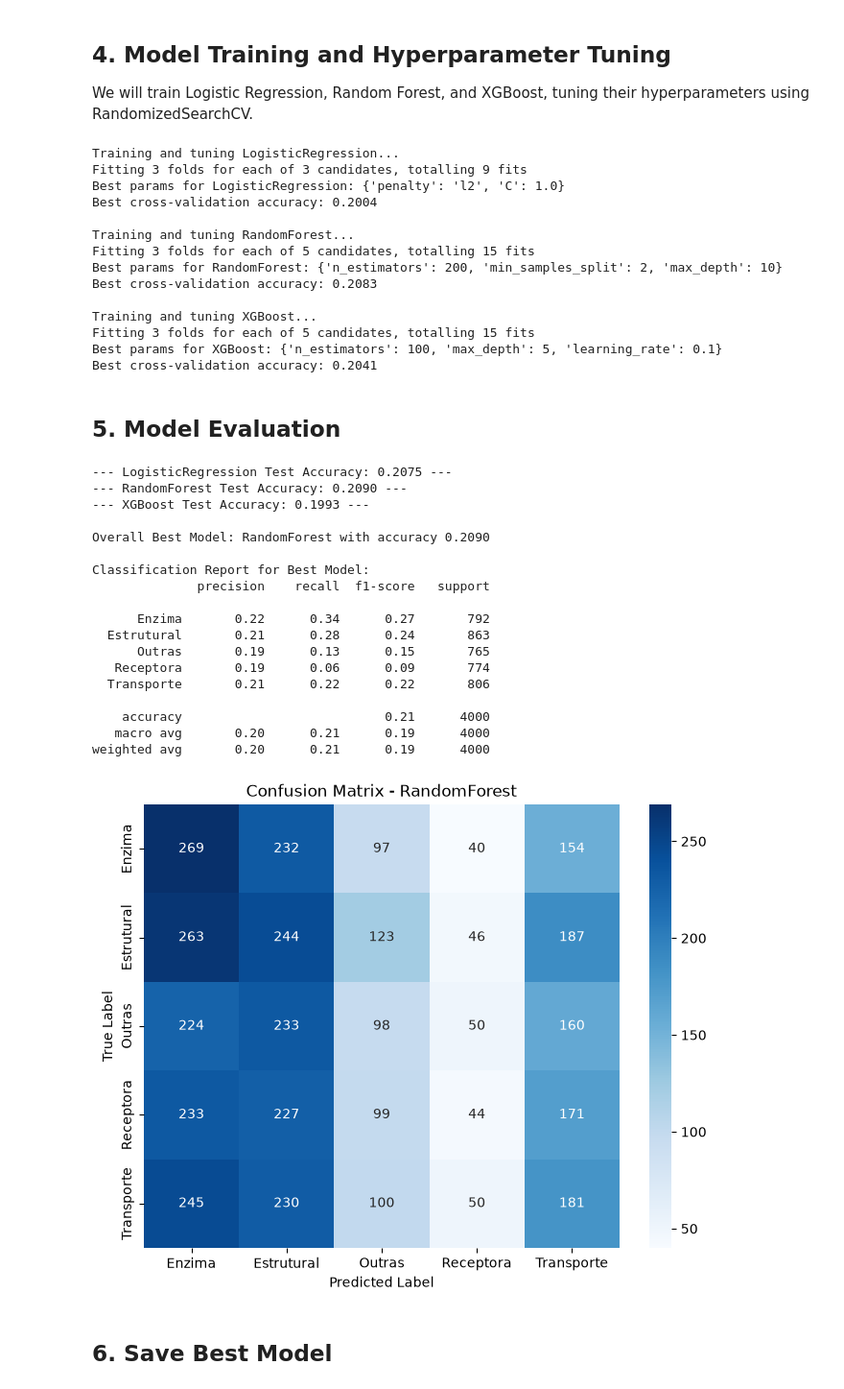
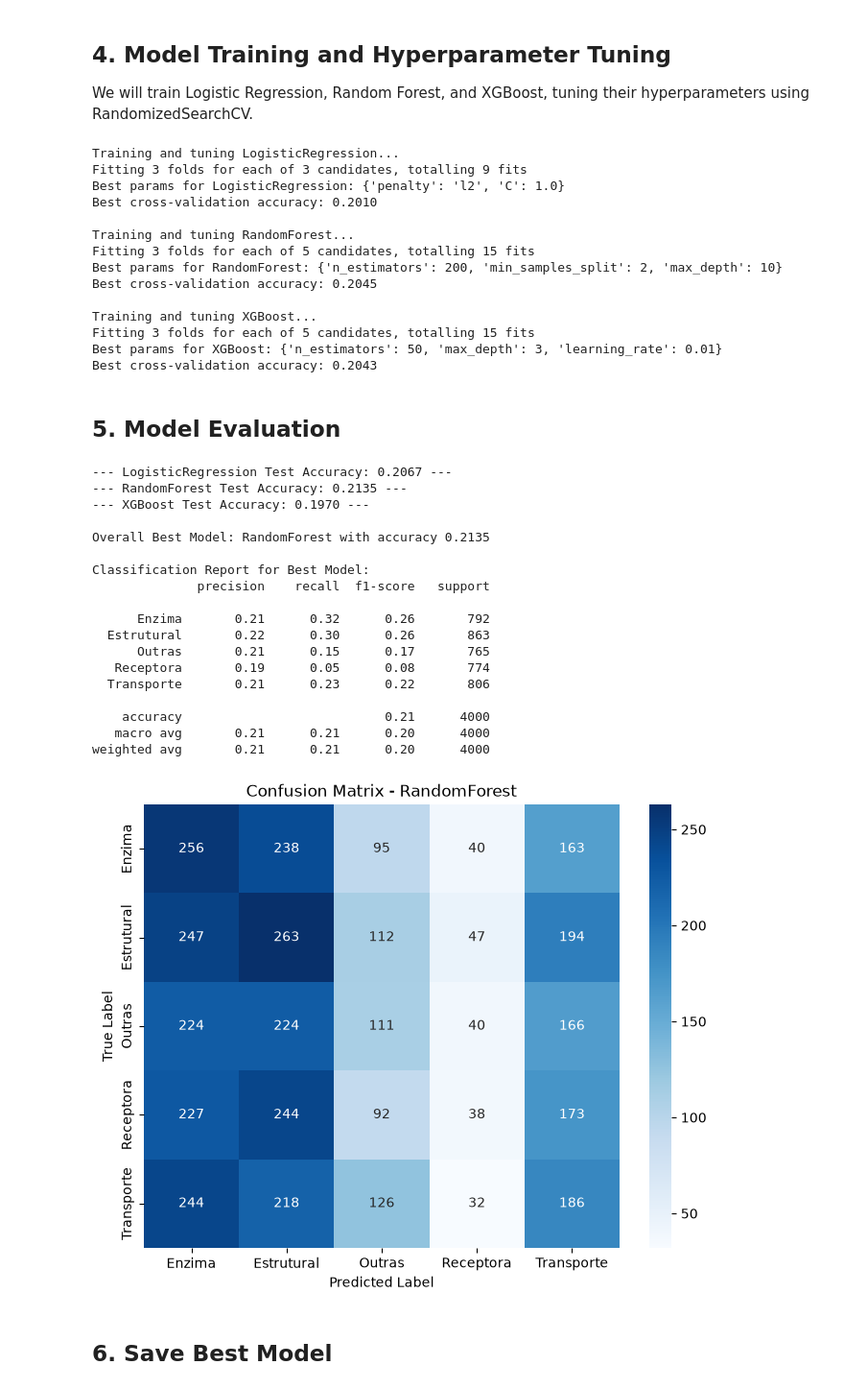
Before and after one commit to gligalexandru/protein-classifier-app, a Jupyter notebook: analysis_and_modeling.ipynb, the cells around one changed output. Shown at 96% size. Cells and saved outputs as stored; diff of their text form; code cells hidden in the pictures.

Commit message:
removed correlated column

```diff
--- a/analysis_and_modeling.ipynb
+++ b/analysis_and_modeling.ipynb
@@ -76,6 +76,10 @@ plt.show()
 ## 3. Data Preprocessing
 We will extract k-mers from the protein sequence and combine them with the numerical features.
 # %%
+# Remove Comprimento_Sequência
+numerical_cols = ['Massa_Molecular', 'Ponto_Isoelétrico', 'Hidrofobicidade',
+                  'Carga_Total', 'Proporção_Polar', 'Proporção_Apolar']
+
 # Define a function to extract k-mers (e.g., 3-mers) from sequences
 def get_kmers(sequence, k=3):
     return " ".join([sequence[i:i+k] for i in range(len(sequence) - k + 1)])
@@ -88,19 +92,13 @@ test_df['kmers'] = test_df['Sequência'].apply(lambda x: get_kmers(x, k=3))
 X_train = train_df[numerical_cols + ['kmers']]
 y_train = train_df['Classe']
 
-# Test data does not have 'Classe' if it's a pure test set, but let's check
-if 'Classe' in test_df.columns:
-    X_test = test_df[numerical_cols + ['kmers']]
-    y_test = test_df['Classe']
-else:
-    X_test = test_df[numerical_cols + ['kmers']]
-    y_test = None
+X_test = test_df[numerical_cols + ['kmers']]
+y_test = test_df['Classe']
 
 # Encode target variable
 le = LabelEncoder()
 y_train_encoded = le.fit_transform(y_train)
-if y_test is not None:
-    y_test_encoded = le.transform(y_test)
+y_test_encoded = le.transform(y_test)
 # %%
 # Build a ColumnTransformer for preprocessing
 # 1. Scale numerical features
@@ -113,10 +111,7 @@ preprocessor = ColumnTransformer(
 
 # Transform the data
 X_train_processed = preprocessor.fit_transform(X_train)
-if y_test is not None:
-    X_test_processed = preprocessor.transform(X_test)
-else:
-    X_test_processed = preprocessor.transform(X_test)
+X_test_processed = preprocessor.transform(X_test)
 
 print(f"Processed training data shape: {X_train_processed.shape}")
 # %% [output]
@@ -175,17 +170,17 @@ for model_name, config in models.items():
 Training and tuning LogisticRegression...
 Fitting 3 folds for each of 3 candidates, totalling 9 fits
 Best params for LogisticRegression: {'penalty': 'l2', 'C': 1.0}
-Best cross-validation accuracy: 0.2004
+Best cross-validation accuracy: 0.2010
 
 Training and tuning RandomForest...
 Fitting 3 folds for each of 5 candidates, totalling 15 fits
 Best params for RandomForest: {'n_estimators': 200, 'min_samples_split': 2, 'max_depth': 10}
-Best cross-validation accuracy: 0.2083
+Best cross-validation accuracy: 0.2045
 
 Training and tuning XGBoost...
 Fitting 3 folds for each of 5 candidates, totalling 15 fits
-Best params for XGBoost: {'n_estimators': 100, 'max_depth': 5, 'learning_rate': 0.1}
-Best cross-validation accuracy: 0.2041
+Best params for XGBoost: {'n_estimators': 50, 'max_depth': 3, 'learning_rate': 0.01}
+Best cross-validation accuracy: 0.2043
 # %% [markdown]
 ## 5. Model Evaluation
 # %%
@@ -195,56 +190,50 @@ best_accuracy = 0
 best_model = None
 
 for model_name, model in best_models.items():
-    if y_test is not None:
-        y_pred = model.predict(X_test_processed)
-        acc = accuracy_score(y_test_encoded, y_pred)
-        print(f"--- {model_name} Test Accuracy: {acc:.4f} ---")
-    else:
-        # If no test labels, just report training accuracy
-        y_pred = model.predict(X_train_processed)
-        acc = accuracy_score(y_train_encoded, y_pred)
-        print(f"--- {model_name} Train Accuracy: {acc:.4f} ---")
+    y_pred = model.predict(X_test_processed)
+    acc = accuracy_score(y_test_encoded, y_pred)
+    print(f"--- {model_name} Test Accuracy: {acc:.4f} ---")
 
     if acc > best_accuracy:
         best_accuracy = acc
         best_model_name = model_name
         best_model = model
 
 print(f"\nOverall Best Model: {best_model_name} with accuracy {best_accuracy:.4f}")
 
 if y_test is not None:
     y_pred_best = best_model.predict(X_test_processed)
     print("\nClassification Report for Best Model:")
     print(classification_report(y_test_encoded, y_pred_best, target_names=le.classes_))
 
     # Confusion Matrix
     cm = confusion_matrix(y_test_encoded, y_pred_best)
     plt.figure(figsize=(8, 6))
     sns.heatmap(cm, annot=True, fmt='d', cmap='Blues', xticklabels=le.classes_, yticklabels=le.classes_)
     plt.title(f'Confusion Matrix - {best_model_name}')
     plt.ylabel('True Label')
     plt.xlabel('Predicted Label')
     plt.show()
 # %% [output]
---- LogisticRegression Test Accuracy: 0.2075 ---
---- RandomForest Test Accuracy: 0.2090 ---
---- XGBoost Test Accuracy: 0.1993 ---
+--- LogisticRegression Test Accuracy: 0.2067 ---
+--- RandomForest Test Accuracy: 0.2135 ---
+--- XGBoost Test Accuracy: 0.1970 ---
 
-Overall Best Model: RandomForest with accuracy 0.2090
+Overall Best Model: RandomForest with accuracy 0.2135
 
 Classification Report for Best Model:
               precision    recall  f1-score   support
 
-      Enzima       0.22      0.34      0.27       792
-  Estrutural       0.21      0.28      0.24       863
-      Outras       0.19      0.13      0.15       765
-   Receptora       0.19      0.06      0.09       774
-  Transporte       0.21      0.22      0.22       806
+      Enzima       0.21      0.32      0.26       792
+  Estrutural       0.22      0.30      0.26       863
+      Outras       0.21      0.15      0.17       765
+   Receptora       0.19      0.05      0.08       774
+  Transporte       0.21      0.23      0.22       806
 
     accuracy                           0.21      4000
-   macro avg       0.20      0.21      0.19      4000
-weighted avg       0.20      0.21      0.19      4000
+   macro avg       0.21      0.21      0.20      4000
+weighted avg       0.21      0.21      0.20      4000
-[figure, old version]
+[figure, new version]
 # %% [markdown]
 ## 6. Save Best Model
 # %%
```
Also changed, not shown: parts of 1 cell of this notebook.
